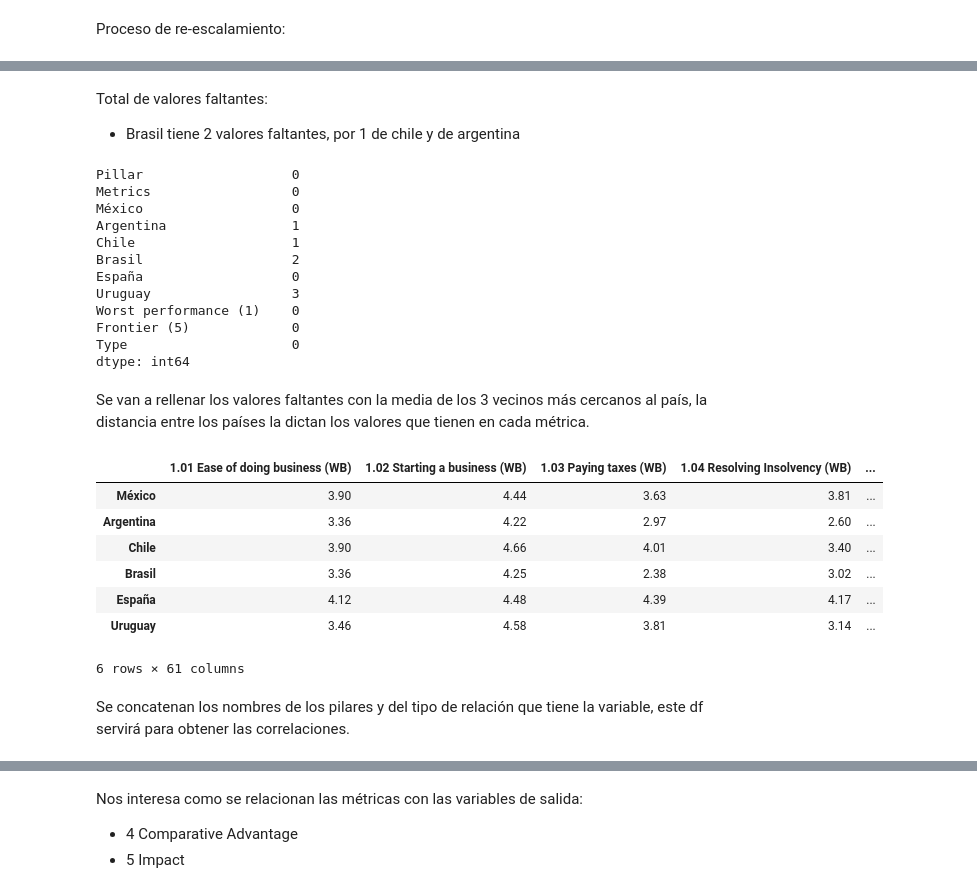
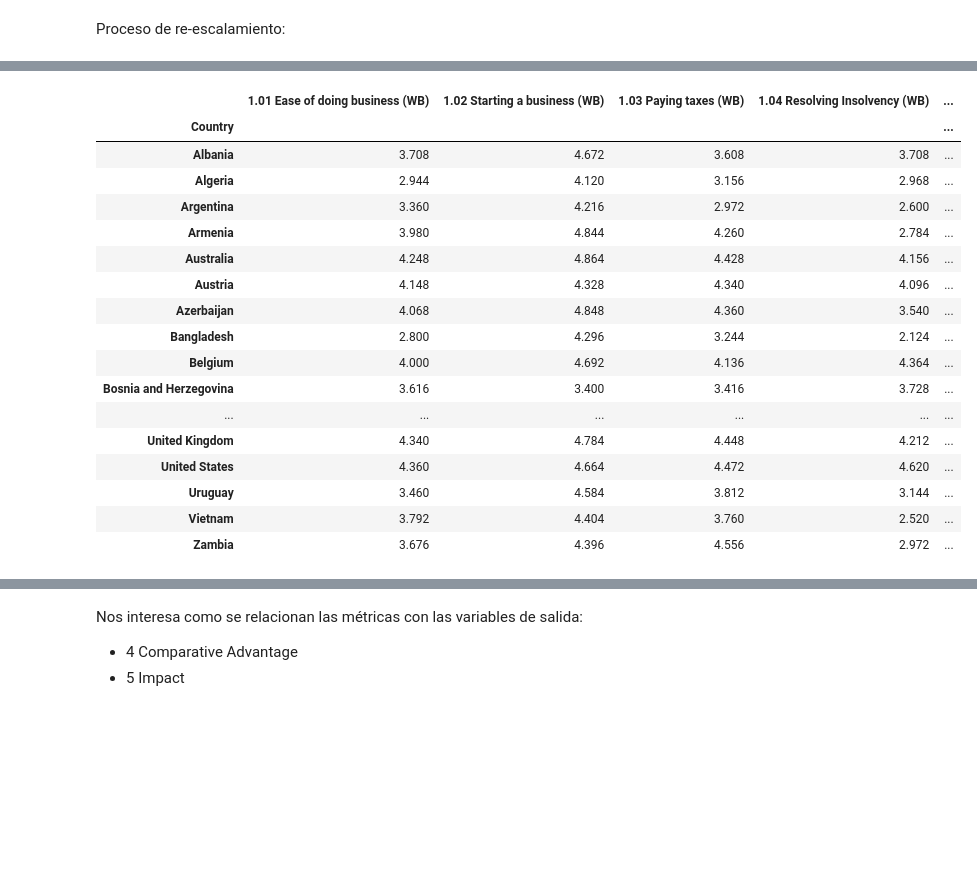
Before and after one commit to OlgaMMC/iGED_new_repo, a Jupyter notebook: Olga/GED_ieco_106_countries.ipynb, the cells around one changed output, grey strips where cells are left out. Saved outputs shown, nothing was run; the diff lists cells and outputs as text; code cells hidden in the pictures; blank space fills up the shorter version.

```diff
--- a/Olga/GED_ieco_106_countries.ipynb
+++ b/Olga/GED_ieco_106_countries.ipynb
@@ -62,8 +48,8 @@ df
 Proceso de re-escalamiento:
 # %%
 #primero vamos a remover los peores (resp. mejores) desempeños
-minimums = df.iloc[106,1:].astype(float).values
-maximums = df.iloc[107,1:].astype(float).values
+minimums = df.iloc[106,3:].astype(float).values
+maximums = df.iloc[107,3:].astype(float).values
 df = df.drop(axis=0, index=[106,107])
 df.set_index('Country', inplace=True)
-df
+#df
@@ -85,10 +56,14 @@ df
 # %%
-columns = df.columns.values.tolist()
+df_scaled = df.copy()
+df_scaled = df_scaled.drop('Region', axis=1)
+df_scaled = df_scaled.drop('Development Stage', axis=1)
+
+columns = df_scaled.columns.values.tolist()
 
 for column, minval, maxval in zip(columns, minimums, maximums):
-    if column not in ['Region', 'Development Stage']:
-        df[column] = df[column].apply(lambda x: (x-minval)/(maxval-minval))
-        df[column] = df[column].apply(lambda x: 1+4*x)
+    df_scaled[column] = df_scaled[column].apply(lambda x: (x-minval)/(maxval-minval))
+    df_scaled[column] = df_scaled[column].apply(lambda x: 1+4*x)
 
-df
+
+df_scaled
 # %% [output]
@@ -138,40 +90,32 @@ df_metrics
-# %% [markdown]
-Total de valores faltantes:
-* Brasil tiene 2 valores faltantes, por 1 de chile y de argentina
-# %%
-df.isnull().sum()
-# %% [output]
-Pillar                   0
-Metrics                  0
-México                   0
-Argentina                1
-Chile                    1
-Brasil                   2
-España                   0
-Uruguay                  3
-Worst performance (1)    0
-Frontier (5)             0
-Type                     0
-dtype: int64
-# %% [markdown]
-Se van a rellenar los valores faltantes con la media de los 3 vecinos más cercanos al país, la distancia entre los países la dictan los valores que tienen en cada métrica.
 # %%
 from sklearn.impute import KNNImputer
-imputer = KNNImputer(n_neighbors=3)
-var = imputer.fit_transform(df_metrics)
+imputer = KNNImputer(n_neighbors=5)
+var = imputer.fit_transform(df_scaled)
 df_imputed = pd.DataFrame(var)
-df_imputed.columns = column_names
-df_imputed.index = df_metrics.index
+var = np.where(var>5,5,var)      #adjust values to 5 or 1 when these are out of bounds
+var = np.where(var<1,1,var)
+
+df_imputed.columns = columns
+df_imputed.index = df_scaled.index
 #df_imputed.head(6)
+pd.set_option('max_columns', None, 'max_rows', None)
 df_imputed
 # %% [output]
 |  | 1.01 Ease of doing business (WB) | 1.02 Starting a business (WB) | 1.03 Paying taxes (WB) | 1.04 Resolving Insolvency (WB) | ... |
-| México | 3.90 | 4.44 | 3.63 | 3.81 | ... |
-| Argentina | 3.36 | 4.22 | 2.97 | 2.60 | ... |
-| Chile | 3.90 | 4.66 | 4.01 | 3.40 | ... |
-| Brasil | 3.36 | 4.25 | 2.38 | 3.02 | ... |
-| España | 4.12 | 4.48 | 4.39 | 4.17 | ... |
-| Uruguay | 3.46 | 4.58 | 3.81 | 3.14 | ... |
+| Country |  |  |  |  | ... |
+| Albania | 3.708 | 4.672 | 3.608 | 3.708 | ... |
+| Algeria | 2.944 | 4.120 | 3.156 | 2.968 | ... |
+| Argentina | 3.360 | 4.216 | 2.972 | 2.600 | ... |
+| Armenia | 3.980 | 4.844 | 4.260 | 2.784 | ... |
+| Australia | 4.248 | 4.864 | 4.428 | 4.156 | ... |
+| Austria | 4.148 | 4.328 | 4.340 | 4.096 | ... |
+| Azerbaijan | 4.068 | 4.848 | 4.360 | 3.540 | ... |
+| Bangladesh | 2.800 | 4.296 | 3.244 | 2.124 | ... |
+| Belgium | 4.000 | 4.692 | 4.136 | 4.364 | ... |
+| Bosnia and Herzegovina | 3.616 | 3.400 | 3.416 | 3.728 | ... |
+| ... | ... | ... | ... | ... | ... |
+| United Kingdom | 4.340 | 4.784 | 4.448 | 4.212 | ... |
+| United States | 4.360 | 4.664 | 4.472 | 4.620 | ... |
+| Uruguay | 3.460 | 4.584 | 3.812 | 3.144 | ... |
+| Vietnam | 3.792 | 4.404 | 3.760 | 2.520 | ... |
+| Zambia | 3.676 | 4.396 | 4.556 | 2.972 | ... |
-6 rows × 61 columns
-# %% [markdown]
-Se concatenan los nombres de los pilares y del tipo de relación que tiene la variable, este df servirá para obtener las correlaciones.
```
Also changed, not shown: parts of 42 cells of this notebook, 8 other files.
